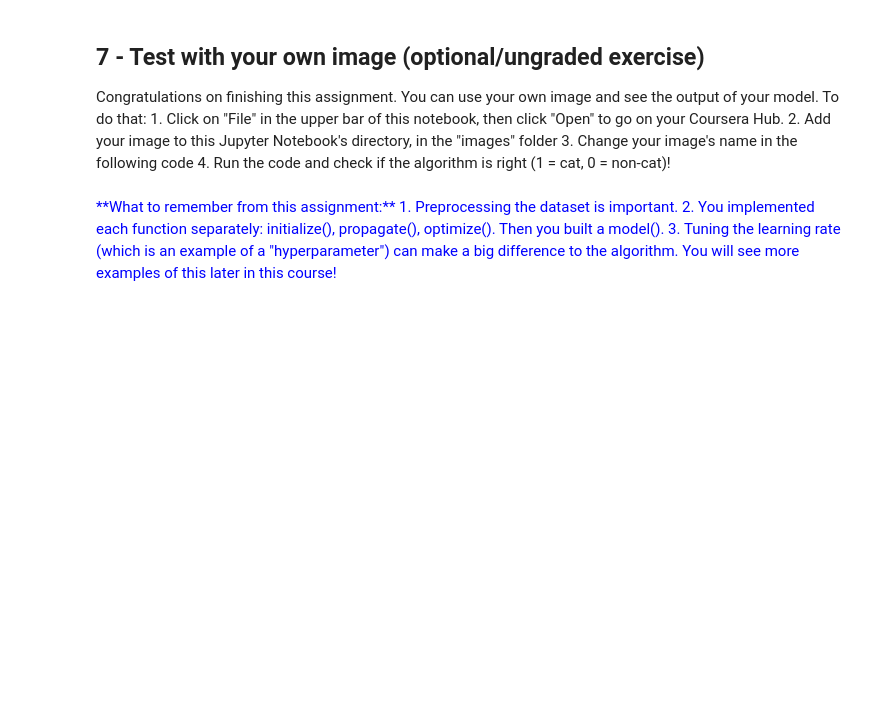
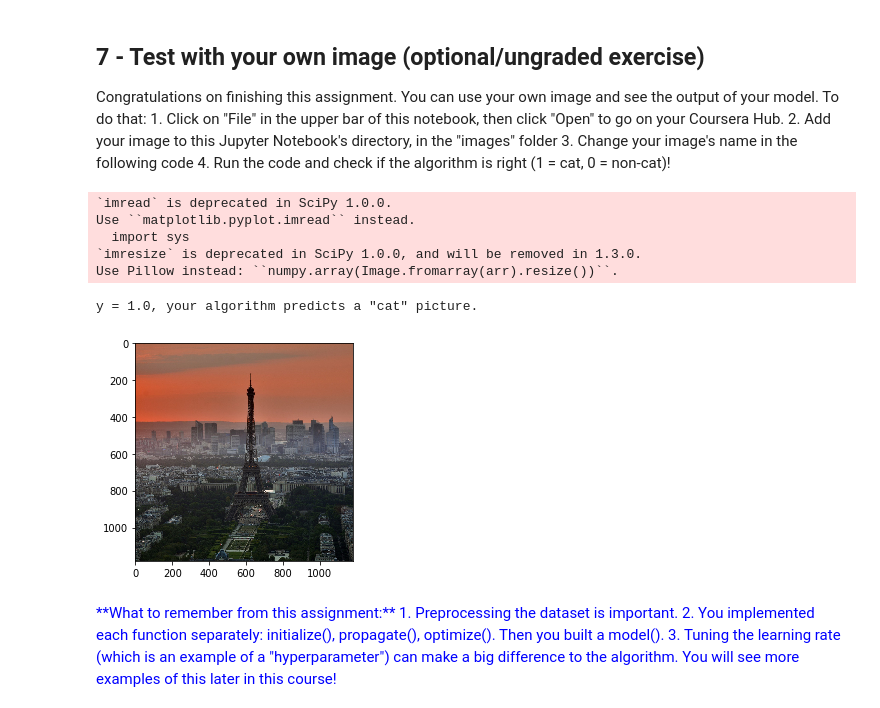
Before and after one commit to boichonoc/ml_course, a Jupyter notebook: Week_1/Logistic_regression_as_a_neural_network/Logistic Regression with a Neural Network mindset v5.ipynb, the cells around one changed output. Saved outputs shown, nothing was run; the diff lists cells and outputs as text; code cells hidden in the pictures; blank space fills up the shorter version.

```diff
--- a/Week_1/Logistic_regression_as_a_neural_network/Logistic Regression with a Neural Network mindset v5.ipynb
+++ b/Week_1/Logistic_regression_as_a_neural_network/Logistic Regression with a Neural Network mindset v5.ipynb
@@ -697,17 +781,25 @@ Congratulations on finishing this assignment. You can use your own image and see
     4. Run the code and check if the algorithm is right (1 = cat, 0 = non-cat)!
 # %%
 ## START CODE HERE ## (PUT YOUR IMAGE NAME)
-my_image = "my_image.jpg"   # change this to the name of your image file
+my_image = "la_defense.jpg"   # change this to the name of your image file
 ## END CODE HERE ##
 
 # We preprocess the image to fit your algorithm.
 fname = "images/" + my_image
 image = np.array(ndimage.imread(fname, flatten=False))
 my_image = scipy.misc.imresize(image, size=(num_px,num_px)).reshape((1, num_px*num_px*3)).T
 my_predicted_image = predict(d["w"], d["b"], my_image)
 
 plt.imshow(image)
 print("y = " + str(np.squeeze(my_predicted_image)) + ", your algorithm predicts a \"" + classes[int(np.squeeze(my_predicted_image)),].decode("utf-8") +  "\" picture.")
+# %% [output]
+`imread` is deprecated in SciPy 1.0.0.
+Use ``matplotlib.pyplot.imread`` instead.
+  import sys
+`imresize` is deprecated in SciPy 1.0.0, and will be removed in 1.3.0.
+Use Pillow instead: ``numpy.array(Image.fromarray(arr).resize())``.
+y = 1.0, your algorithm predicts a "cat" picture.
+[figure, added]
 # %% [markdown]
 <font color='blue'>
 **What to remember from this assignment:**
```
Also changed, not shown: parts of 19 cells of this notebook, 2 other files.
